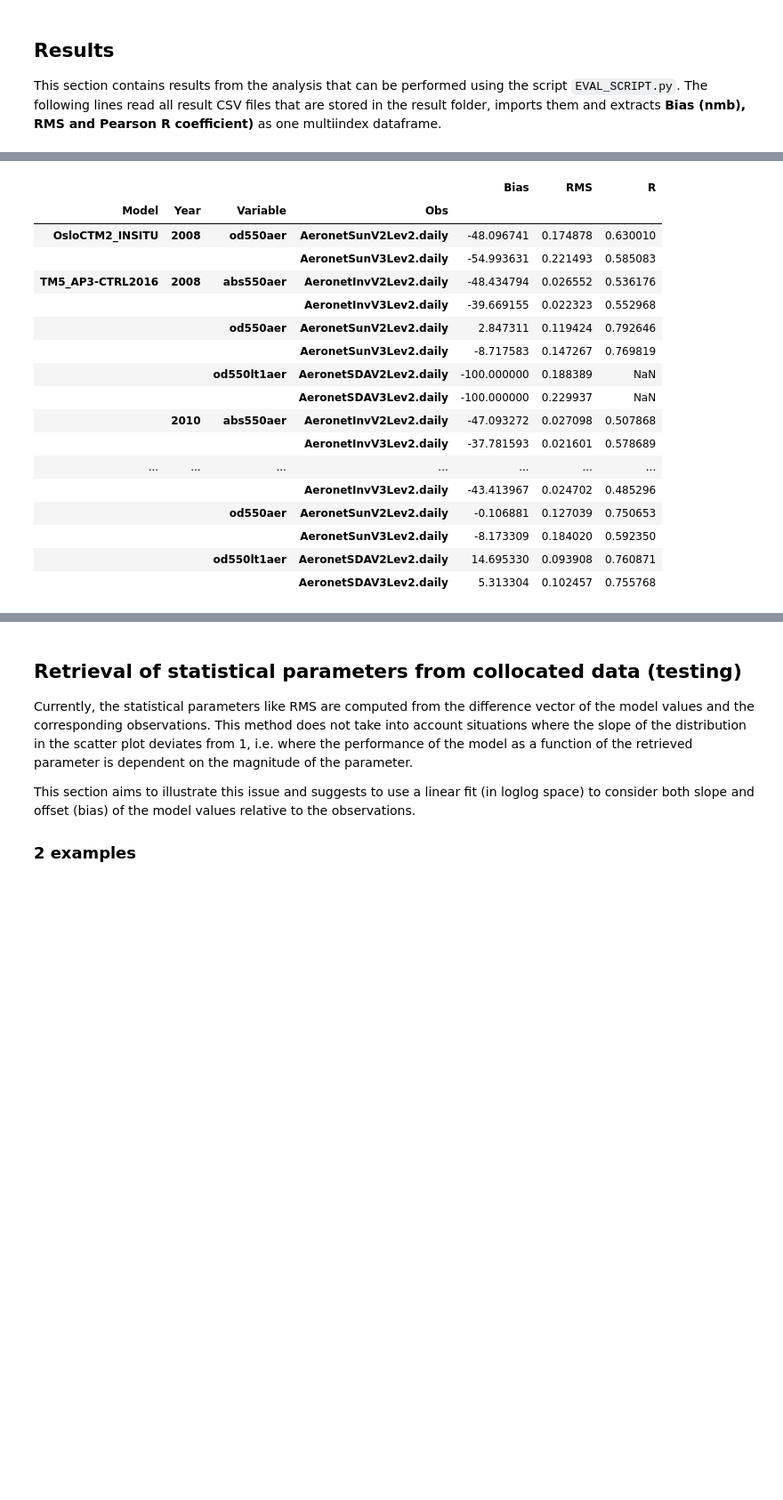
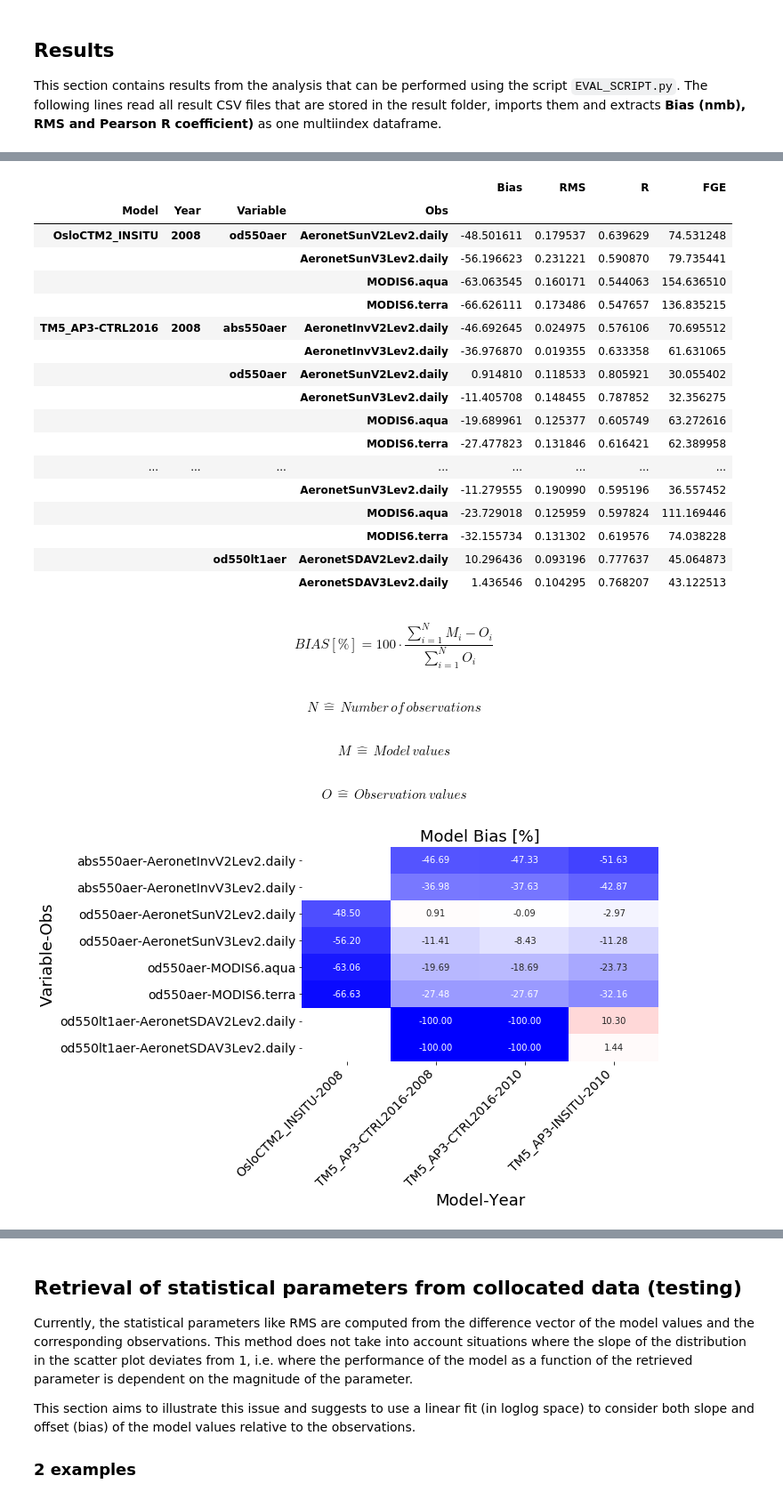
Before and after one commit to jgliss/aerocom_obs_props, a Jupyter notebook: results_overview.ipynb, the cells around one changed output, grey strips where cells are left out. Shown at 89% size. Saved outputs shown, nothing was run; the diff lists cells and outputs as text; code cells hidden in the pictures; blank space fills up the shorter version.

Commit message:
Added comparison of od550aer from MODIS satellites

```diff
--- a/results_overview.ipynb
+++ b/results_overview.ipynb
@@ -155,22 +148,23 @@ Reading result file od550aer_TM5_AP3-CTRL2016_AeronetSunV3Lev2.daily_2008_monthl
 # %%
+table = helpers.to_multiindex_dataframe(results)
 table.sort_index(inplace=True)
 table
 # %% [output]
-|  |  |  |  | Bias | RMS | R |
-| Model | Year | Variable | Obs |  |  |  |
-| OsloCTM2_INSITU | 2008 | od550aer | AeronetSunV2Lev2.daily | -48.096741 | 0.174878 | 0.630010 |
-|  |  |  | AeronetSunV3Lev2.daily | -54.993631 | 0.221493 | 0.585083 |
-| TM5_AP3-CTRL2016 | 2008 | abs550aer | AeronetInvV2Lev2.daily | -48.434794 | 0.026552 | 0.536176 |
-|  |  |  | AeronetInvV3Lev2.daily | -39.669155 | 0.022323 | 0.552968 |
-|  |  | od550aer | AeronetSunV2Lev2.daily | 2.847311 | 0.119424 | 0.792646 |
-|  |  |  | AeronetSunV3Lev2.daily | -8.717583 | 0.147267 | 0.769819 |
-|  |  | od550lt1aer | AeronetSDAV2Lev2.daily | -100.000000 | 0.188389 | NaN |
-|  |  |  | AeronetSDAV3Lev2.daily | -100.000000 | 0.229937 | NaN |
-|  | 2010 | abs550aer | AeronetInvV2Lev2.daily | -47.093272 | 0.027098 | 0.507868 |
-|  |  |  | AeronetInvV3Lev2.daily | -37.781593 | 0.021601 | 0.578689 |
-| ... | ... | ... | ... | ... | ... | ... |
-|  |  |  | AeronetInvV3Lev2.daily | -43.413967 | 0.024702 | 0.485296 |
-|  |  | od550aer | AeronetSunV2Lev2.daily | -0.106881 | 0.127039 | 0.750653 |
-|  |  |  | AeronetSunV3Lev2.daily | -8.173309 | 0.184020 | 0.592350 |
-|  |  | od550lt1aer | AeronetSDAV2Lev2.daily | 14.695330 | 0.093908 | 0.760871 |
-|  |  |  | AeronetSDAV3Lev2.daily | 5.313304 | 0.102457 | 0.755768 |
+|  |  |  |  | Bias | RMS | R | FGE |
+| Model | Year | Variable | Obs |  |  |  |  |
+| OsloCTM2_INSITU | 2008 | od550aer | AeronetSunV2Lev2.daily | -48.501611 | 0.179537 | 0.639629 | 74.531248 |
+|  |  |  | AeronetSunV3Lev2.daily | -56.196623 | 0.231221 | 0.590870 | 79.735441 |
+|  |  |  | MODIS6.aqua | -63.063545 | 0.160171 | 0.544063 | 154.636510 |
+|  |  |  | MODIS6.terra | -66.626111 | 0.173486 | 0.547657 | 136.835215 |
+| TM5_AP3-CTRL2016 | 2008 | abs550aer | AeronetInvV2Lev2.daily | -46.692645 | 0.024975 | 0.576106 | 70.695512 |
+|  |  |  | AeronetInvV3Lev2.daily | -36.976870 | 0.019355 | 0.633358 | 61.631065 |
+|  |  | od550aer | AeronetSunV2Lev2.daily | 0.914810 | 0.118533 | 0.805921 | 30.055402 |
+|  |  |  | AeronetSunV3Lev2.daily | -11.405708 | 0.148455 | 0.787852 | 32.356275 |
+|  |  |  | MODIS6.aqua | -19.689961 | 0.125377 | 0.605749 | 63.272616 |
+|  |  |  | MODIS6.terra | -27.477823 | 0.131846 | 0.616421 | 62.389958 |
+| ... | ... | ... | ... | ... | ... | ... | ... |
+|  |  |  | AeronetSunV3Lev2.daily | -11.279555 | 0.190990 | 0.595196 | 36.557452 |
+|  |  |  | MODIS6.aqua | -23.729018 | 0.125959 | 0.597824 | 111.169446 |
+|  |  |  | MODIS6.terra | -32.155734 | 0.131302 | 0.619576 | 74.038228 |
+|  |  | od550lt1aer | AeronetSDAV2Lev2.daily | 10.296436 | 0.093196 | 0.777637 | 45.064873 |
+|  |  |  | AeronetSDAV3Lev2.daily | 1.436546 | 0.104295 | 0.768207 | 43.122513 |
@@ -176,0 +174,15 @@ table
+# %%
+ax = pya.plot.heatmaps.df_to_heatmap(bias,
+                                     color_rowwise=False,
+                                     figsize=(10, 6))
+ax.set_title('Model Bias [%]')
+display(Math(r'BIAS [\%] = 100 \cdot \frac{\sum_{i=1}^{N}M_i-O_i}{\sum_{i=1}^{N}O_i}'))
+display(Math(r'N\,\hat{=}\,Number\,of\,observations'))
+display(Math(r'M\,\hat{=}\,Model\,values'))
+display(Math(r'O\,\hat{=}\,Observation\,values'))
+# %% [output]
+$$BIAS [\%] = 100 \cdot \frac{\sum_{i=1}^{N}M_i-O_i}{\sum_{i=1}^{N}O_i}$$
+$$N\,\hat{=}\,Number\,of\,observations$$
+$$M\,\hat{=}\,Model\,values$$
+$$O\,\hat{=}\,Observation\,values$$
+[figure, added]
```
Also changed, not shown: parts of 15 cells of this notebook, 2 other files.
